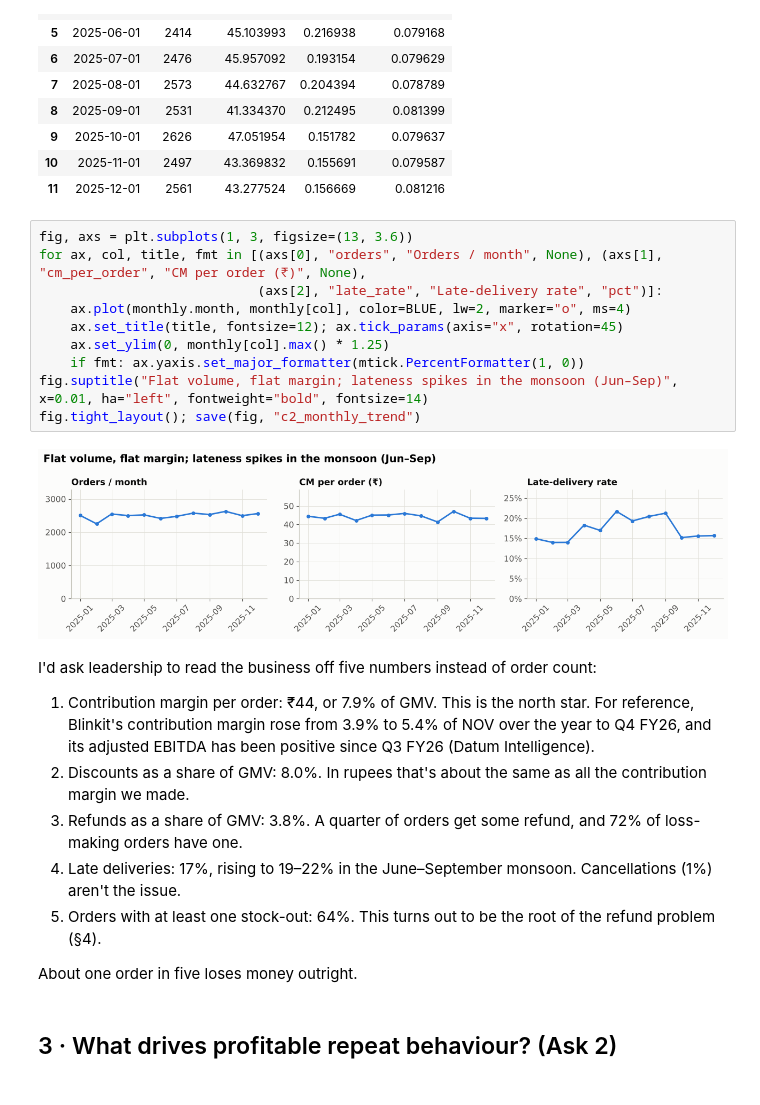
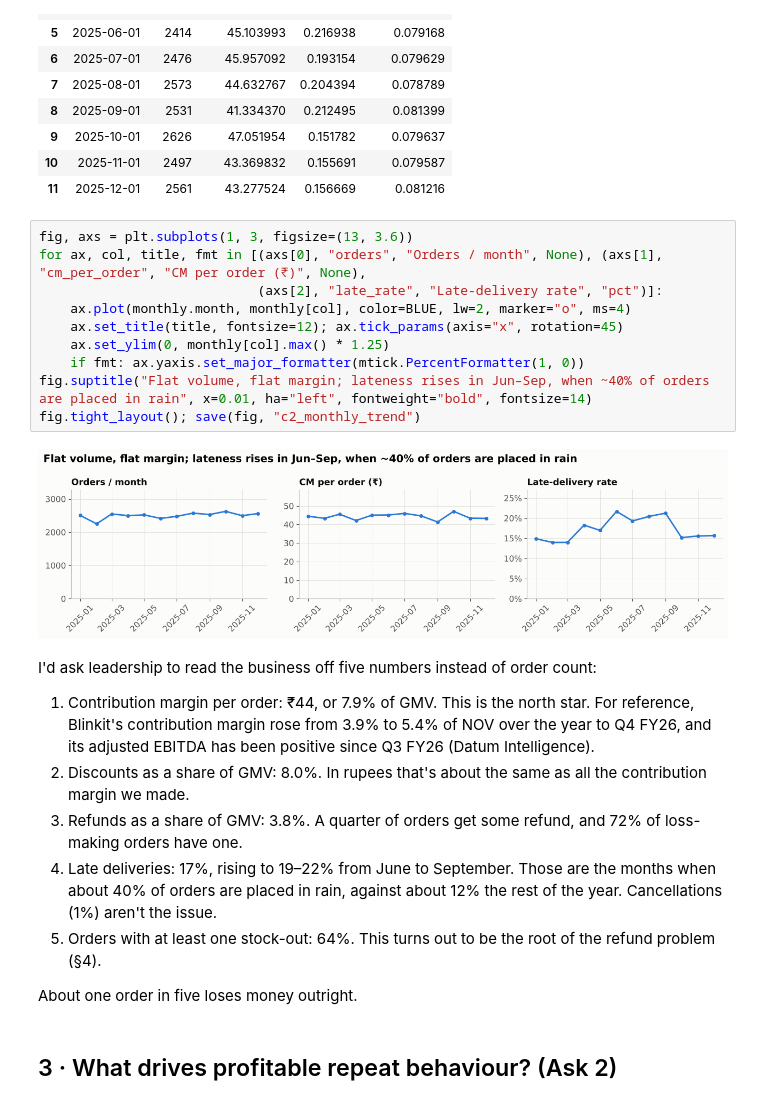
Before and after one commit to Aritra-20/swiftbasket-profitable-growth, a Jupyter notebook: notebooks/swiftbasket_analysis.ipynb, the cells around one changed output. Drawn from its saved outputs; the diff is of its cells as text.

```diff
--- a/notebooks/swiftbasket_analysis.ipynb
+++ b/notebooks/swiftbasket_analysis.ipynb
@@ -210,22 +212,22 @@ monthly
 # %%
 fig, axs = plt.subplots(1, 3, figsize=(13, 3.6))
 for ax, col, title, fmt in [(axs[0], "orders", "Orders / month", None), (axs[1], "cm_per_order", "CM per order (₹)", None),
                             (axs[2], "late_rate", "Late-delivery rate", "pct")]:
     ax.plot(monthly.month, monthly[col], color=BLUE, lw=2, marker="o", ms=4)
     ax.set_title(title, fontsize=12); ax.tick_params(axis="x", rotation=45)
     ax.set_ylim(0, monthly[col].max() * 1.25)
     if fmt: ax.yaxis.set_major_formatter(mtick.PercentFormatter(1, 0))
-fig.suptitle("Flat volume, flat margin; lateness spikes in the monsoon (Jun–Sep)", x=0.01, ha="left", fontweight="bold", fontsize=14)
+fig.suptitle("Flat volume, flat margin; lateness rises in Jun–Sep, when ~40% of orders are placed in rain", x=0.01, ha="left", fontweight="bold", fontsize=14)
 fig.tight_layout(); save(fig, "c2_monthly_trend")
 # %% [output]
-[figure, old version]
+[figure, new version]
 # %% [markdown]
 I'd ask leadership to read the business off five numbers instead of order count:
 
 1. Contribution margin per order: ₹44, or 7.9% of GMV. This is the north star. For reference, Blinkit's contribution margin rose from 3.9% to 5.4% of NOV over the year to Q4 FY26, and its adjusted EBITDA has been positive since Q3 FY26 (Datum Intelligence).
 2. Discounts as a share of GMV: 8.0%. In rupees that's about the same as all the contribution margin we made.
 3. Refunds as a share of GMV: 3.8%. A quarter of orders get some refund, and 72% of loss-making orders have one.
-4. Late deliveries: 17%, rising to 19–22% in the June–September monsoon. Cancellations (1%) aren't the issue.
+4. Late deliveries: 17%, rising to 19–22% from June to September. Those are the months when about 40% of orders are placed in rain, against about 12% the rest of the year. Cancellations (1%) aren't the issue.
 5. Orders with at least one stock-out: 64%. This turns out to be the root of the refund problem (§4).
 
 About one order in five loses money outright.
```
Also changed, not shown: parts of 2 cells of this notebook, 5 other files.
